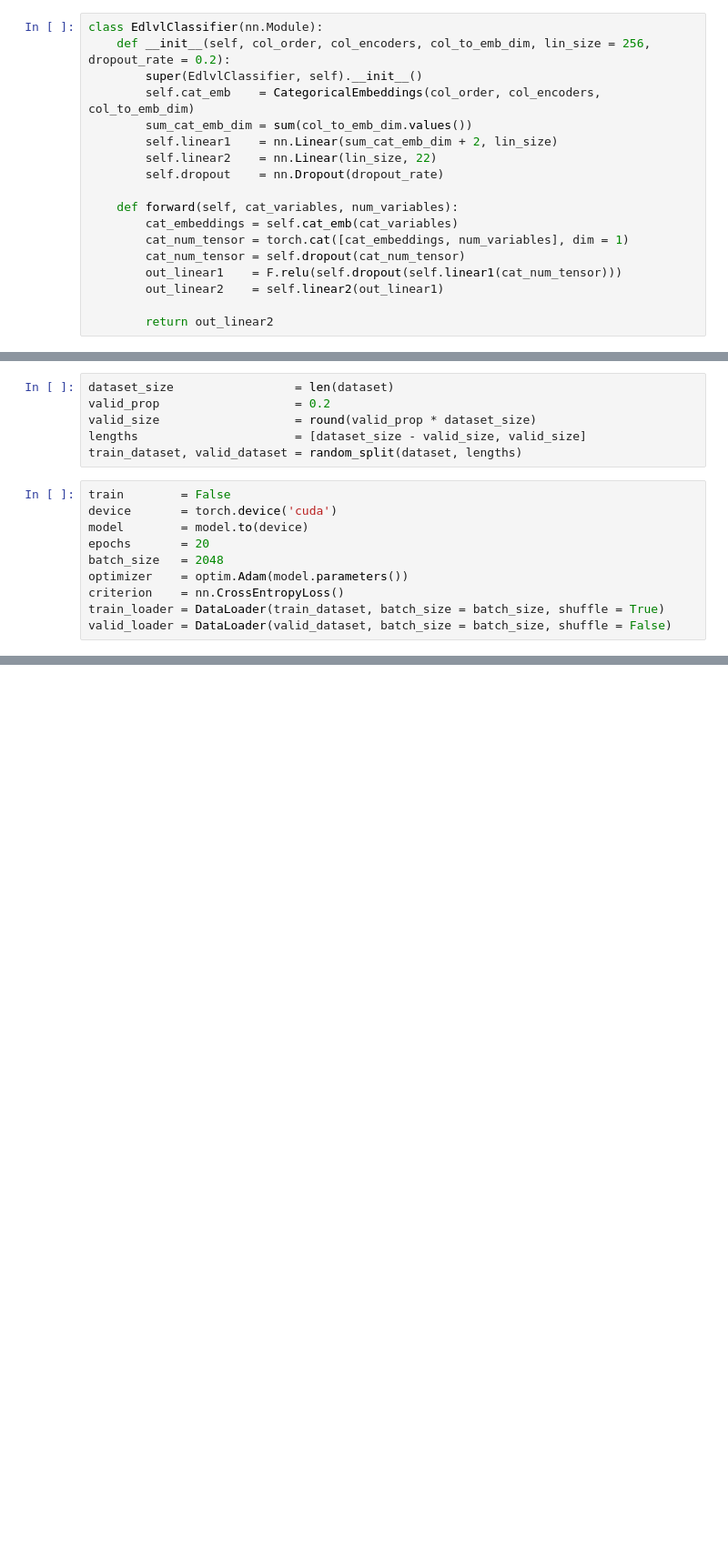
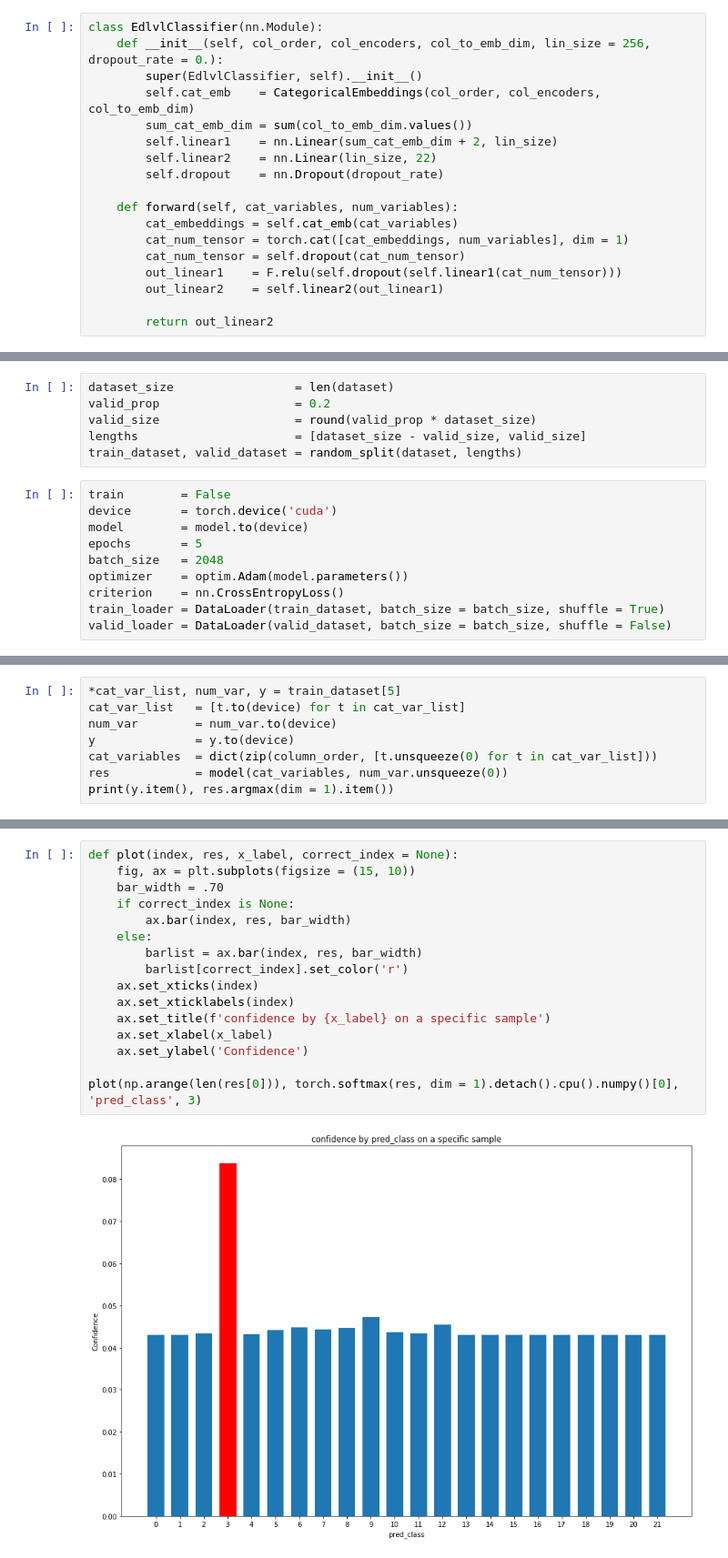
Before and after one commit to DisaitekAI/membership_inference_attack, a Jupyter notebook: notebooks/fed_emp_classification.ipynb, the cells around one changed output, grey strips where cells are left out. Shown: that part at 91% size. Saved outputs shown, nothing was run; the diff lists cells and outputs as text; blank space fills up the shorter version.

Commit message:
First visualizations (inconclusive).

```diff
--- a/notebooks/fed_emp_classification.ipynb
+++ b/notebooks/fed_emp_classification.ipynb
@@ -71,7 +73,7 @@ class CategoricalEmbeddings(nn.Module):
         return torch.cat(embeddings, dim = 1)
 # %%
 class EdlvlClassifier(nn.Module):
-    def __init__(self, col_order, col_encoders, col_to_emb_dim, lin_size = 256, dropout_rate = 0.2):
+    def __init__(self, col_order, col_encoders, col_to_emb_dim, lin_size = 256, dropout_rate = 0.):
         super(EdlvlClassifier, self).__init__()
         self.cat_emb    = CategoricalEmbeddings(col_order, col_encoders, col_to_emb_dim)
         sum_cat_emb_dim = sum(col_to_emb_dim.values())
@@ -134,7 +136,7 @@ train_dataset, valid_dataset = random_split(dataset, lengths)
 train        = False
 device       = torch.device('cuda')
 model        = model.to(device)
-epochs       = 20
+epochs       = 5
 batch_size   = 2048
 optimizer    = optim.Adam(model.parameters())
 criterion    = nn.CrossEntropyLoss()
@@ -202,0 +250,8 @@ print(valid_correct / valid_total)
+# %%
+*cat_var_list, num_var, y = train_dataset[5]
+cat_var_list   = [t.to(device) for t in cat_var_list]
+num_var        = num_var.to(device)
+y              = y.to(device)
+cat_variables  = dict(zip(column_order, [t.unsqueeze(0) for t in cat_var_list]))
+res            = model(cat_variables, num_var.unsqueeze(0))
+print(y.item(), res.argmax(dim = 1).item())
@@ -202,0 +264,18 @@ print(valid_correct / valid_total)
+# %%
+def plot(index, res, x_label, correct_index = None):
+    fig, ax = plt.subplots(figsize = (15, 10))
+    bar_width = .70
+    if correct_index is None:
+        ax.bar(index, res, bar_width)
+    else:
+        barlist = ax.bar(index, res, bar_width)
+        barlist[correct_index].set_color('r')
+    ax.set_xticks(index)
+    ax.set_xticklabels(index)
+    ax.set_title(f'confidence by {x_label} on a specific sample')
+    ax.set_xlabel(x_label)
+    ax.set_ylabel('Confidence')
+
+plot(np.arange(len(res[0])), torch.softmax(res, dim = 1).detach().cpu().numpy()[0], 'pred_class', 3)
+# %% [output]
+[figure, added]
```
Also changed, not shown: parts of 10 cells of this notebook.
